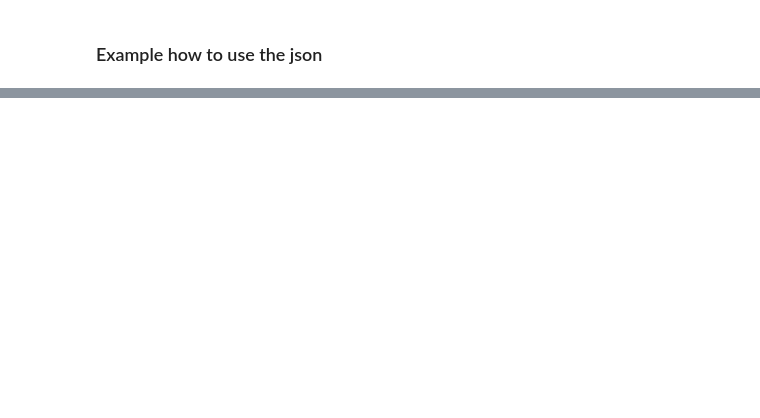
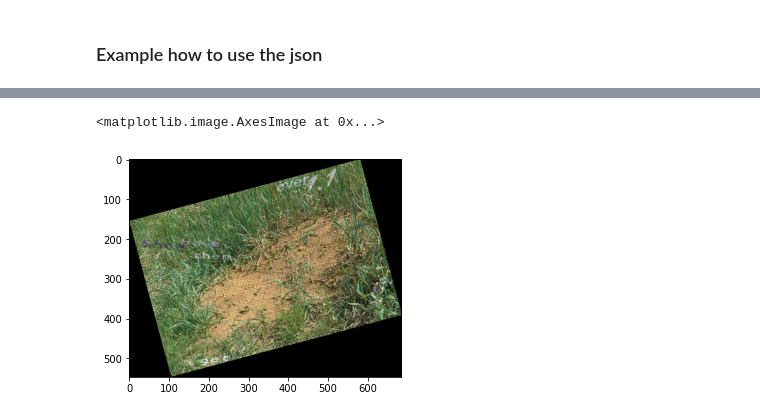
Before and after one commit to ShlomiRex/ocr-font-classifier-model, a Jupyter notebook: notebook.ipynb, the cells around one changed output, grey strips where cells are left out. Drawn from its saved outputs; the diff is of its cells as text; code cells hidden in the pictures; blank space fills up the shorter version.

```diff
--- a/notebook.ipynb
+++ b/notebook.ipynb
@@ -251,0 +303,26 @@ def extract_data(img_name):
+# %%
+i = 3
+img_name = im_names[i]
+img = db['data'][img_name][:]
+
+res = extract_data(img_name)
+word = res["words"][0]
+
+# Draw image and bb
+plt.figure()
+plt.imshow(img)
+bb = word["bb"]
+draw_bb(img, bb)
+
+# Crop the entire word
+
+cropped = crop(img, bb)
+plt.figure()
+plt.imshow(cropped)
+
+# Crop each char
+for char in word["chars"]:
+    bb = char["bb"]
+    cropped = crop(img, bb)
+    plt.figure()
+    plt.imshow(cropped)
@@ -251,0 +415,10 @@ def extract_data(img_name):
+# %%
+i = 3
+img_name = im_names[i]
+img = db['data'][img_name][:]
+img2 = rotate_image(img, 15)
+plt.figure()
+plt.imshow(img2)
+# %% [output]
+<matplotlib.image.AxesImage at 0x...>
+[figure, added]
```
Also changed, not shown: parts of 25 cells of this notebook, 3 other files.
